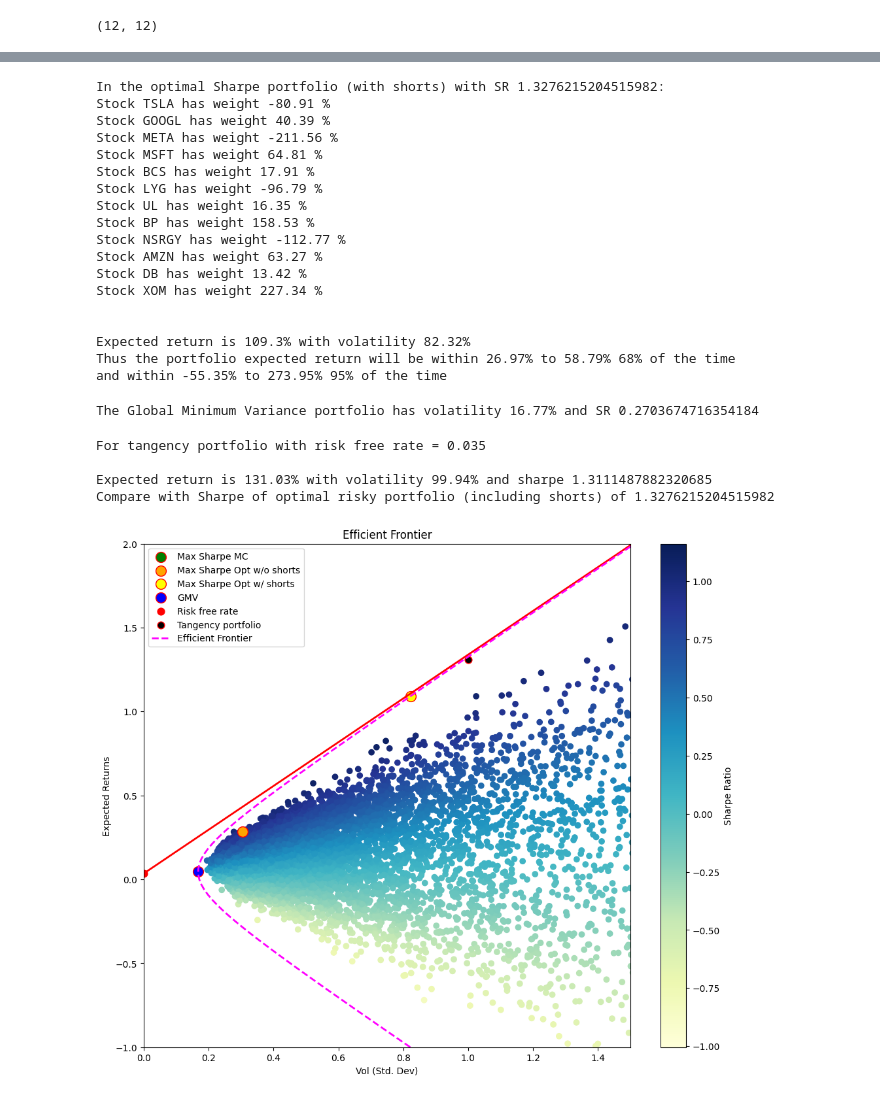
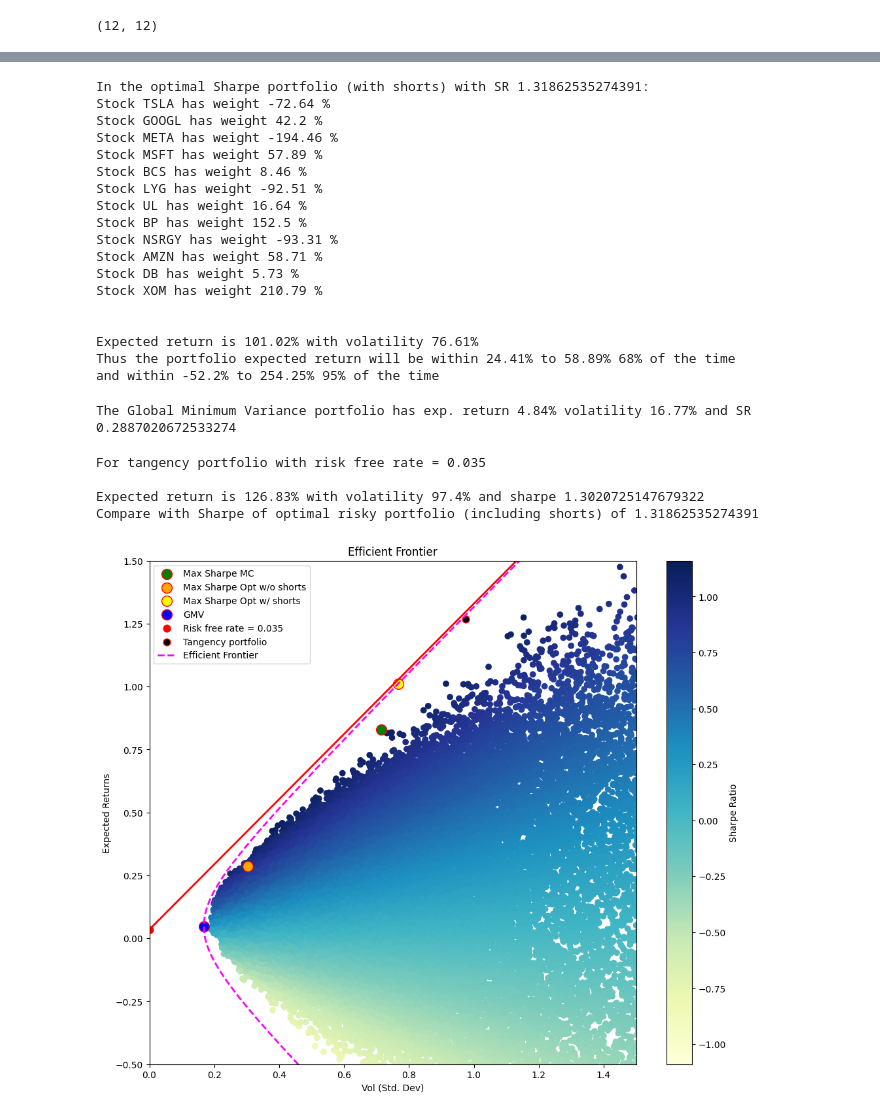
Before and after one commit to samperrone25/markowitz-demo, a Jupyter notebook: markowitz-notebook.ipynb, the cells around one changed output, grey strips where cells are left out. Saved outputs shown, nothing was run; the diff lists cells and outputs as text; code cells hidden in the pictures.

```diff
--- a/markowitz-notebook.ipynb
+++ b/markowitz-notebook.ipynb
@@ -72,7 +72,7 @@ print(cov_matrix_daily_returns.shape)
 # %%
 ## Monte Carlo Simulation ##
 # uses mathematics from https://www.casact.org/sites/default/files/database/astin_vol19s_9.pdf by HEINZ H. MULLER
-num_portfolios = 10000
+num_portfolios = 100000
 results = np.zeros((3, num_portfolios))
 # results[0:i] = vol (std dev) of portfolio i
 # results[1:i] = expected_return of portfolio i
@@ -235,24 +235,24 @@ print(f'\nExpected return is {round(short_optimal_e_return_as_pct, 2)}% with vol
 print(f'Thus the portfolio expected return will be within {round(short_optimal_e_return_as_pct-short_optimal_vol_as_pct, 2)}% to {round(optimal_e_return_as_pct+optimal_vol_as_pct, 2)}% 68% of the time')
 print(f'and within {round(short_optimal_e_return_as_pct-2*short_optimal_vol_as_pct, 2)}% to {round(short_optimal_e_return_as_pct+2*short_optimal_vol_as_pct, 2)}% 95% of the time')
 # %% [output]
-In the optimal Sharpe portfolio (with shorts) with SR 1.3276215204515982:
-Stock TSLA has weight -80.91 %
-Stock GOOGL has weight 40.39 %
-Stock META has weight -211.56 %
-Stock MSFT has weight 64.81 %
-Stock BCS has weight 17.91 %
-Stock LYG has weight -96.79 %
-Stock UL has weight 16.35 %
-Stock BP has weight 158.53 %
-Stock NSRGY has weight -112.77 %
-Stock AMZN has weight 63.27 %
-Stock DB has weight 13.42 %
-Stock XOM has weight 227.34 %
+In the optimal Sharpe portfolio (with shorts) with SR 1.31862535274391:
+Stock TSLA has weight -72.64 %
+Stock GOOGL has weight 42.2 %
+Stock META has weight -194.46 %
+Stock MSFT has weight 57.89 %
+Stock BCS has weight 8.46 %
+Stock LYG has weight -92.51 %
+Stock UL has weight 16.64 %
+Stock BP has weight 152.5 %
+Stock NSRGY has weight -93.31 %
+Stock AMZN has weight 58.71 %
+Stock DB has weight 5.73 %
+Stock XOM has weight 210.79 %
 
 
-Expected return is 109.3% with volatility 82.32%
-Thus the portfolio expected return will be within 26.97% to 58.79% 68% of the time
-and within -55.35% to 273.95% 95% of the time
+Expected return is 101.02% with volatility 76.61%
+Thus the portfolio expected return will be within 24.41% to 58.89% 68% of the time
+and within -52.2% to 254.25% 95% of the time
 # %%
 # Finding the Global Minimum Variance portfolio
 # using https://bookdown.org/compfinezbook/introcompfinr/Determining-the-Global.html#eq:PortMatrixGlobalMinFOC1
@@ -279,9 +279,9 @@ gmv_std_dev = np.sqrt(np.dot(gmv_weights.T, np.dot(cov_matrix_daily_returns * 25
 gmv_exp_ret = np.dot(mean_daily_log_returns * 252, gmv_weights) # 252 trading days / year
 gmv_sharpe = gmv_exp_ret/gmv_std_dev
 
-print('The Global Minimum Variance portfolio has volatility {}% and SR {}'.format(round(gmv_std_dev * 100, 2), gmv_sharpe))
+print('The Global Minimum Variance portfolio has exp. return {}% volatility {}% and SR {}'.format(round(gmv_exp_ret * 100, 2), round(gmv_std_dev * 100, 2), gmv_sharpe))
 # %% [output]
-The Global Minimum Variance portfolio has volatility 16.77% and SR 0.2703674716354184
+The Global Minimum Variance portfolio has exp. return 4.84% volatility 16.77% and SR 0.2887020672533274
 # %%
 # Finding the Efficient Frontier curve
 
@@ -335,35 +335,35 @@ cml_y = [yearly_risk_free_rate, tangency_exp_ret * 5]
 # %% [output]
 For tangency portfolio with risk free rate = 0.035
 
-Expected return is 131.03% with volatility 99.94% and sharpe 1.3111487882320685
-Compare with Sharpe of optimal risky portfolio (including shorts) of 1.3276215204515982
+Expected return is 126.83% with volatility 97.4% and sharpe 1.3020725147679322
+Compare with Sharpe of optimal risky portfolio (including shorts) of 1.31862535274391
 # %%
 # Plotting the efficient frontier and everything else
 plt.figure(figsize=(12, 10))
 plt.scatter(results[0,:], results[1,:], c=results[2,:], cmap='YlGnBu', marker='o')
 plt.title('Efficient Frontier')
 plt.xlabel('Vol (Std. Dev)')
 plt.ylabel('Expected Returns')
 plt.colorbar(label='Sharpe Ratio')
 # Monte Carlo best Sharpe portfolio (no shorts)
 plt.scatter(max_sharpe_e_vol, max_sharpe_e_return, c='green', s=130, edgecolors='red', marker='o', label='Max Sharpe MC')
 # Optimized Sharpe portfolio (no shorts)
 plt.scatter(optimal_std_dev, optimal_exp_ret, c='orange', s=130, edgecolors='red', marker='o', label='Max Sharpe Opt w/o shorts')
 # Optimized Sharpe portfolio (with shorts)
 plt.scatter(short_optimal_std_dev, short_optimal_exp_ret, c='yellow', s=130, edgecolors='red', marker='o', label='Max Sharpe Opt w/ shorts')
 # GMV portfolio
 plt.scatter(gmv_std_dev, gmv_exp_ret, c='blue', s=130, edgecolors='red', marker='o', label='GMV')
 # Risk Free Rate
-plt.scatter(0, yearly_risk_free_rate, c='red', s=60, edgecolors='red', marker='o', label='Risk free rate')
+plt.scatter(0, yearly_risk_free_rate, c='red', s=60, edgecolors='red', marker='o', label='Risk free rate = {}'.format(yearly_risk_free_rate))
 # Tangency portfolio given risk free rate
 plt.scatter(tangency_std_dev, tangency_exp_ret, c='black', s=60, edgecolors='red', marker='o', label='Tangency portfolio')
 # Capital Market Line (CML)
 plt.plot(cml_x, cml_y, color='red', linestyle='-', linewidth=2)
 # Frontier line
 plt.plot(frontier_vol, frontier_ret, c='magenta', linestyle='--', linewidth=2, label='Efficient Frontier')
 plt.legend()
-plt.ylim(-1,2)
+plt.ylim(-0.5,1.5) # adjust these if points of interest arent visible
 plt.xlim(0,1.5)
 plt.show()
 # %% [output]
-[figure, old version]
+[figure, new version]
```
Also changed, not shown: parts of 5 cells of this notebook, 1 other file.
